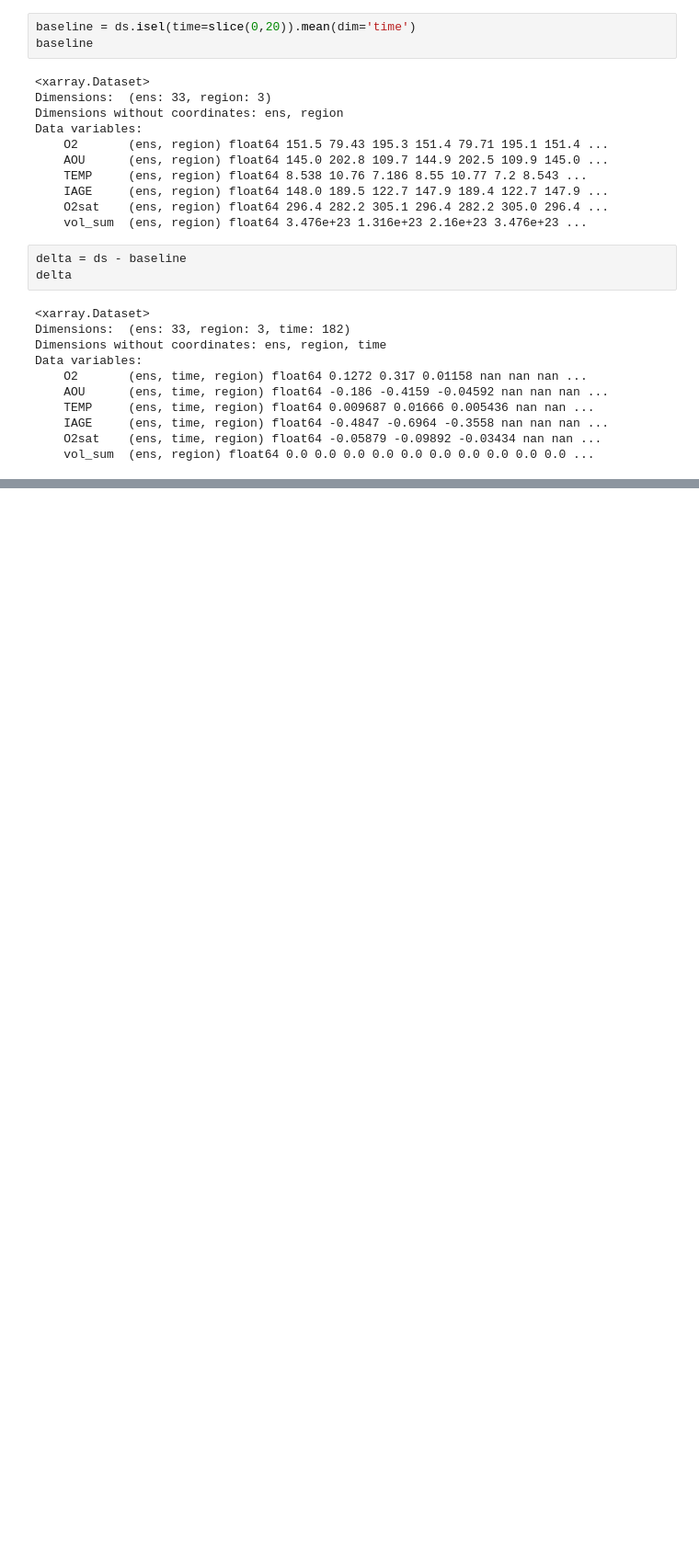
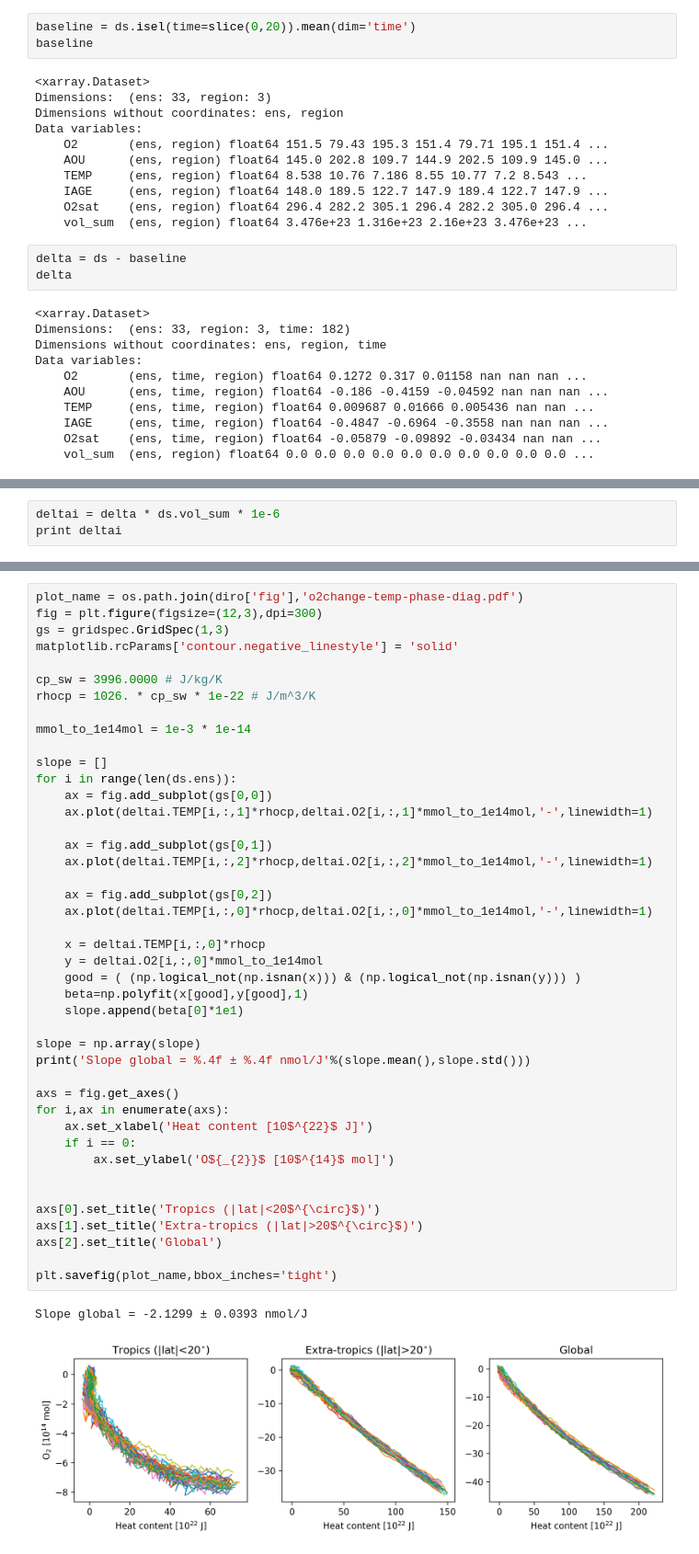
Before and after one commit to matt-long/iucn-deoxygenation-report, a Jupyter notebook: plot_tropical_hilat_phase.ipynb, the cells around one changed output, grey strips where cells are left out. Shown at 92% size. Cells and saved outputs as stored; diff of their text form; blank space fills up the shorter version.

```diff
--- a/plot_tropical_hilat_phase.ipynb
+++ b/plot_tropical_hilat_phase.ipynb
@@ -109,0 +110,3 @@ plt.savefig(plot_name,bbox_inches='tight')
+# %%
+deltai = delta * ds.vol_sum * 1e-6
+print deltai
@@ -109,0 +124,46 @@ plt.savefig(plot_name,bbox_inches='tight')
+# %%
+plot_name = os.path.join(diro['fig'],'o2change-temp-phase-diag.pdf')
+fig = plt.figure(figsize=(12,3),dpi=300)
+gs = gridspec.GridSpec(1,3)
+matplotlib.rcParams['contour.negative_linestyle'] = 'solid'
+
+cp_sw = 3996.0000 # J/kg/K
+rhocp = 1026. * cp_sw * 1e-22 # J/m^3/K
+
+mmol_to_1e14mol = 1e-3 * 1e-14
+
+slope = []
+for i in range(len(ds.ens)):
+    ax = fig.add_subplot(gs[0,0])
+    ax.plot(deltai.TEMP[i,:,1]*rhocp,deltai.O2[i,:,1]*mmol_to_1e14mol,'-',linewidth=1)
+
+    ax = fig.add_subplot(gs[0,1])
+    ax.plot(deltai.TEMP[i,:,2]*rhocp,deltai.O2[i,:,2]*mmol_to_1e14mol,'-',linewidth=1)
+
+    ax = fig.add_subplot(gs[0,2])
+    ax.plot(deltai.TEMP[i,:,0]*rhocp,deltai.O2[i,:,0]*mmol_to_1e14mol,'-',linewidth=1)
+
+    x = deltai.TEMP[i,:,0]*rhocp
+    y = deltai.O2[i,:,0]*mmol_to_1e14mol
+    good = ( (np.logical_not(np.isnan(x))) & (np.logical_not(np.isnan(y))) )
+    beta=np.polyfit(x[good],y[good],1)
+    slope.append(beta[0]*1e1)
+
+slope = np.array(slope)
+print('Slope global = %.4f ± %.4f nmol/J'%(slope.mean(),slope.std()))
+
+axs = fig.get_axes()
+for i,ax in enumerate(axs):
+    ax.set_xlabel('Heat content [10$^{22}$ J]')
+    if i == 0:
+        ax.set_ylabel('O${_{2}}$ [10$^{14}$ mol]')
+
+
+axs[0].set_title('Tropics (|lat|<20$^{\circ}$)')
+axs[1].set_title('Extra-tropics (|lat|>20$^{\circ}$)')
+axs[2].set_title('Global')
+
+plt.savefig(plot_name,bbox_inches='tight')
+# %% [output]
+Slope global = -2.1299 ± 0.0393 nmol/J
+[figure, added]
```
Also changed, not shown: parts of 4 cells of this notebook, 19 other files.
